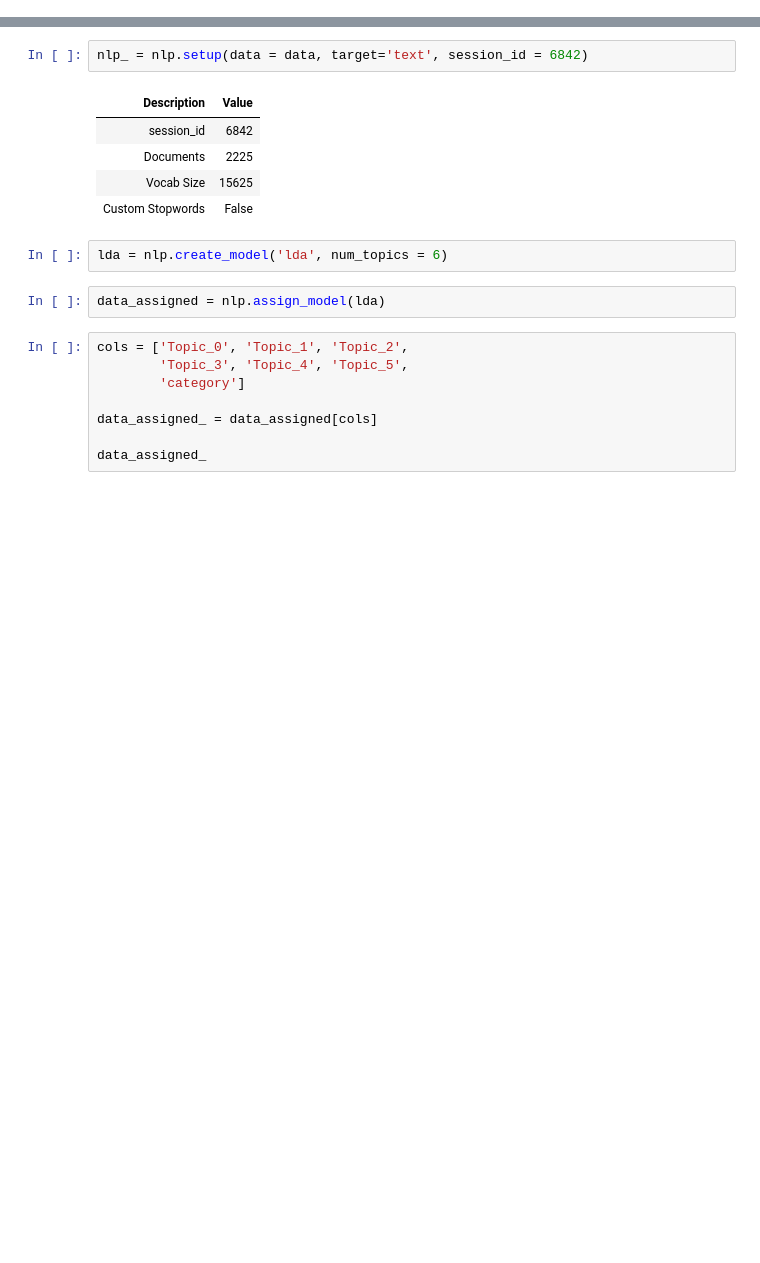
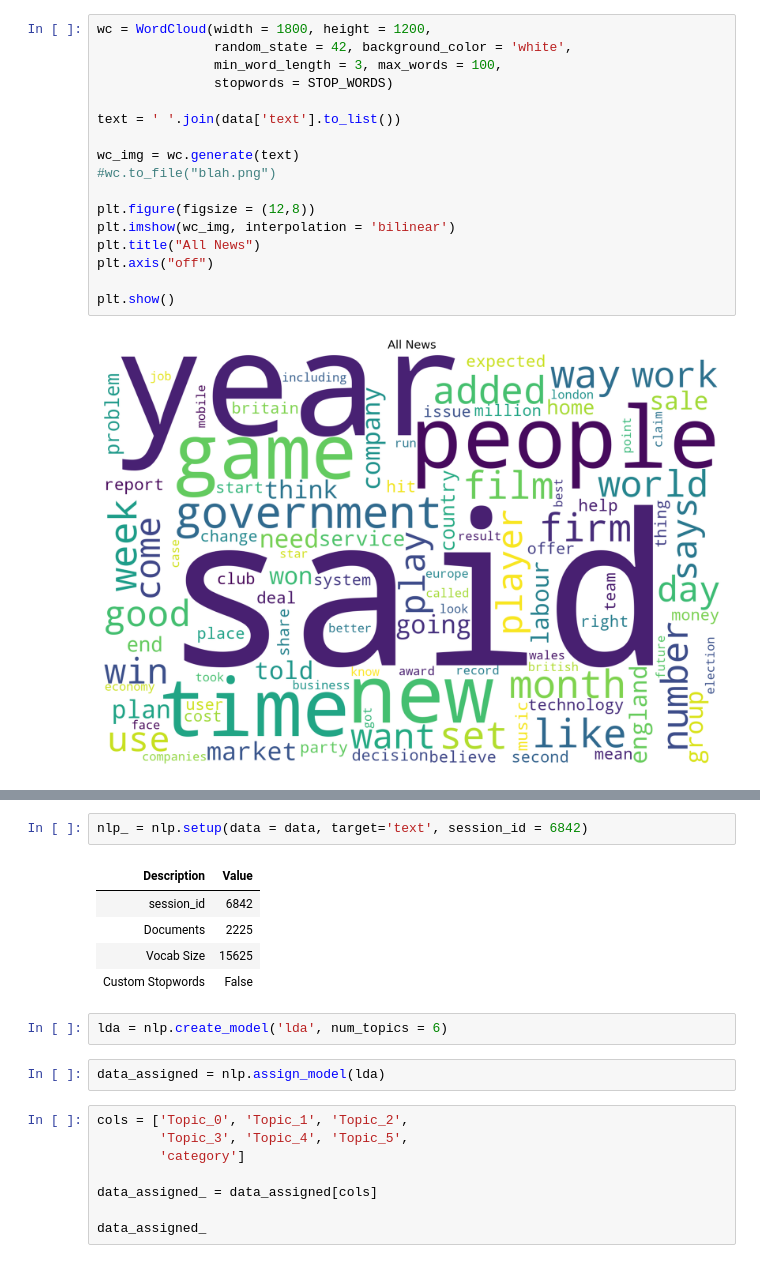
Before and after one commit to derevirn/pycaret-book, a Jupyter notebook: NLP/NLP.ipynb, the cells around one changed output, grey strips where cells are left out. Cells and saved outputs as stored; diff of their text form; blank space fills up the shorter version.

```diff
--- a/NLP/NLP.ipynb
+++ b/NLP/NLP.ipynb
@@ -9,0 +20,19 @@ data = pd.read_csv('bbc-text.csv')
+# %%
+wc = WordCloud(width = 1800, height = 1200,
+               random_state = 42, background_color = 'white',
+               min_word_length = 3, max_words = 100,
+               stopwords = STOP_WORDS)
+
+text = ' '.join(data['text'].to_list())
+
+wc_img = wc.generate(text)
+#wc.to_file("blah.png")
+
+plt.figure(figsize = (12,8))
+plt.imshow(wc_img, interpolation = 'bilinear')
+plt.title("All News")
+plt.axis("off")
+
+plt.show()
+# %% [output]
+[figure, added]
```
Also changed, not shown: parts of 5 cells of this notebook.
